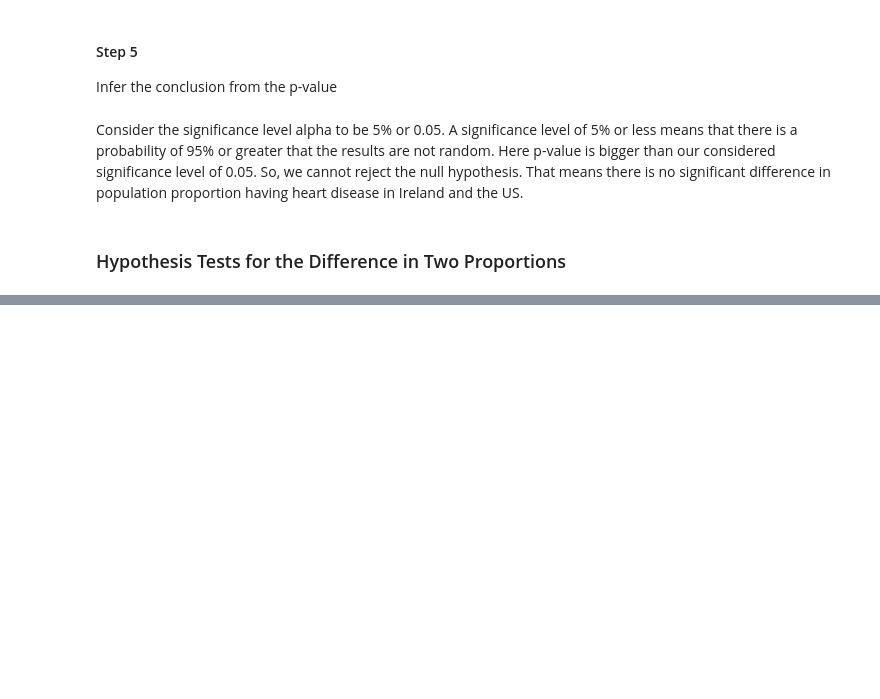
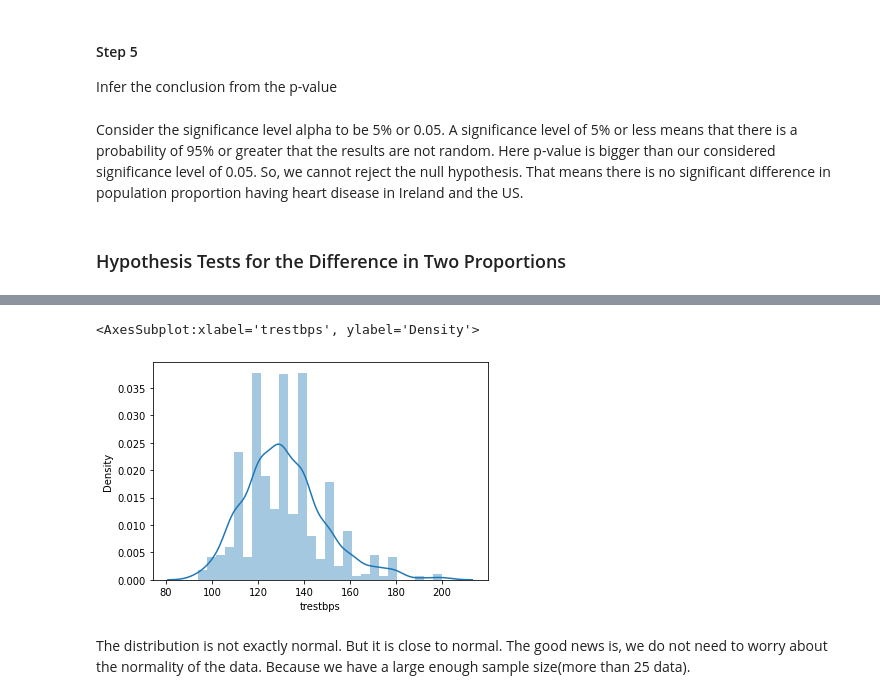
Before and after one commit to rfbaeta/codes-playground, a Jupyter notebook: hypothesis_testing.ipynb, the cells around one changed output, grey strips where cells are left out. Drawn from its saved outputs; the diff is of its cells as text; code cells hidden in the pictures; blank space fills up the shorter version.

```diff
--- a/hypothesis_testing.ipynb
+++ b/hypothesis_testing.ipynb
@@ -83,0 +106,5 @@ Here p-value is bigger than our considered significance level of 0.05. So, we ca
+# %%
+df['Gender'] = df.sex.replace({1: "Male", 0: "Female"})
+p = df.groupby("Gender")['target'].agg([lambda z: np.mean(z==1), "size"])
+p.columns = ["HeartDisease", 'Total']
+p
@@ -83,0 +176,8 @@ Here p-value is bigger than our considered significance level of 0.05. So, we ca
+# %%
+sns.distplot(df.trestbps)
+# %% [output]
+<AxesSubplot:xlabel='trestbps', ylabel='Density'>
+[figure, added]
+# %% [markdown]
+The distribution is not exactly normal. But it is close to normal.
+The good news is, we do not need to worry about the normality of the data. Because we have a large enough sample size(more than 25 data).
```
Also changed, not shown: parts of 29 cells of this notebook, 22 other files.
